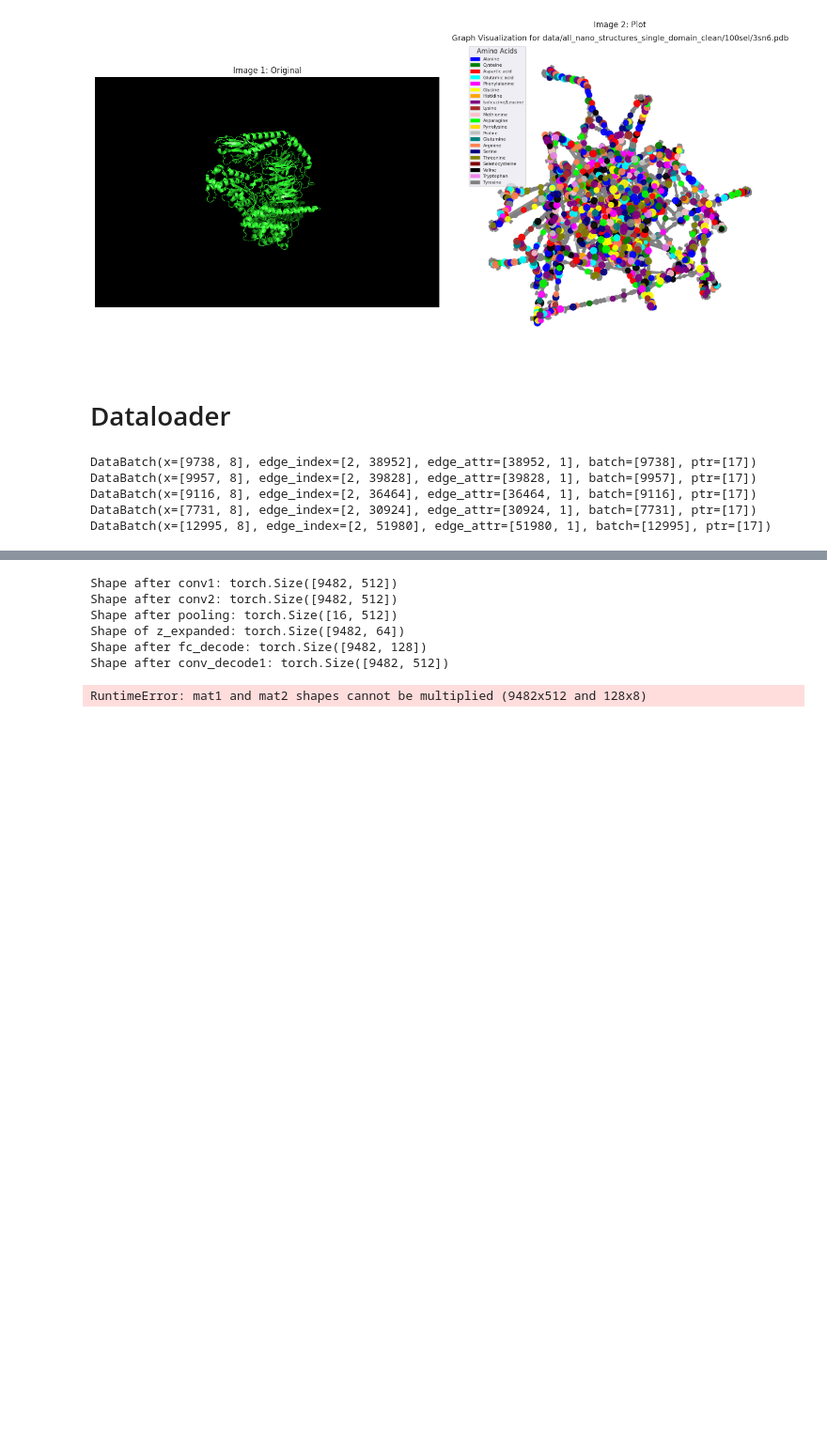
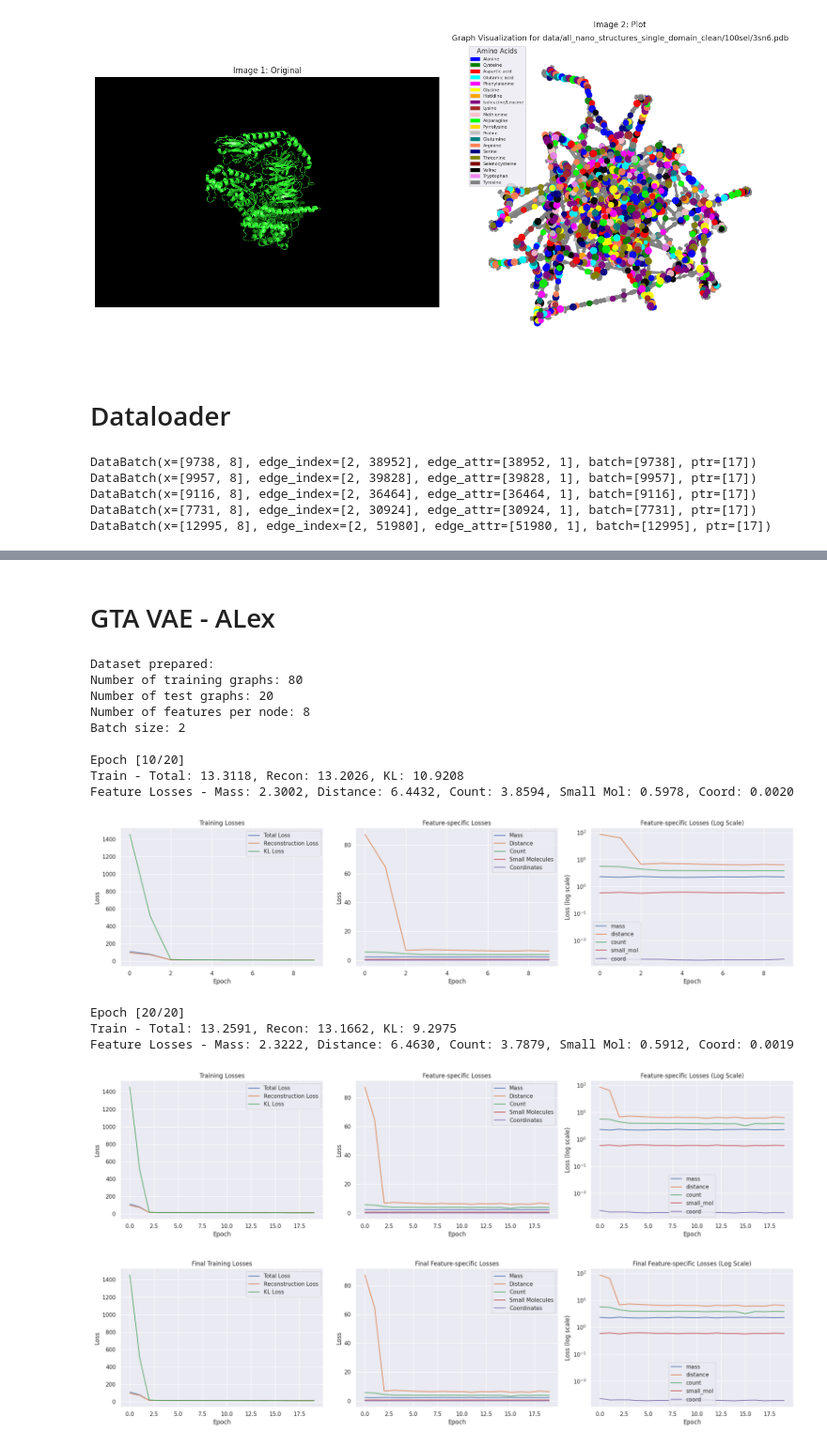
Before and after one commit to alexchilton/CAS_Project_2_protein_autoencoders, a Jupyter notebook: lara_trial/mab_notebook_9.ipynb, the cells around one changed output, grey strips where cells are left out. Shown at 94% size. Cells and saved outputs as stored; diff of their text form; code cells hidden in the pictures; blank space fills up the shorter version.

Commit message:
Alex VAE

```diff
--- a/lara_trial/mab_notebook_9.ipynb
+++ b/lara_trial/mab_notebook_9.ipynb
@@ -349,7 +349,7 @@ plt.show()
 from torch_geometric.loader import DataLoader
 from sklearn.model_selection import train_test_split
 
-def split_and_batch_graphs(graphs, batch_size=16, train_ratio=0.8, seed=42):
+def split_and_batch_graphs(graphs, batch_size=2, train_ratio=0.8, seed=42):
     """
     Split the graphs into train and test datasets, and create DataLoaders for batching.
 
@@ -578,5 +395,0 @@ def evaluate_gta(model, test_loader, device):
-# %%
-# Initialize model, optimizer, and device
-device = torch.device('cuda' if torch.cuda.is_available() else 'cpu')
-model = GTA_VAE(node_in_dim=8, edge_in_dim=1, hidden_dim=128, latent_dim=64).to(device)
-optimizer = Adam(model.parameters(), lr=1e-3)
@@ -585,16 +396,2 @@ optimizer = Adam(model.parameters(), lr=1e-3)
-# %%
-# Training loop
-num_epochs = 1
-for epoch in range(num_epochs):
-    train_loss = train_gta(model, train_loader, optimizer, device)
-    test_loss = evaluate_gta(model, test_loader, device)
-
-    print(f"Epoch {epoch+1}/{num_epochs}, Train Loss: {train_loss:.4f}, Test Loss: {test_loss:.4f}")
-# %% [output]
-Shape after conv1: torch.Size([9482, 512])
-Shape after conv2: torch.Size([9482, 512])
-Shape after pooling: torch.Size([16, 512])
-Shape of z_expanded: torch.Size([9482, 64])
-Shape after fc_decode: torch.Size([9482, 128])
-Shape after conv_decode1: torch.Size([9482, 512])
-RuntimeError: mat1 and mat2 shapes cannot be multiplied (9482x512 and 128x8)
+# %% [markdown]
+# GTA VAE - ALex
@@ -600,0 +820,40 @@ RuntimeError: mat1 and mat2 shapes cannot be multiplied (9482x512 and 128x8)
+# %%
+# First, prepare your data with specific batch size
+train_loader, test_loader, in_channels = prepare_graphs_for_vae(
+    graphs,
+    batch_size=2,  # Specify your batch size here
+    train_ratio=0.8,
+    shuffle=True
+)
+
+model = ProteinGraphVAE(
+    in_channels=in_channels,
+    hidden_channels=64,
+    latent_channels=32
+).to(device)
+
+# Train with adjusted parameters
+model, history = train_model(
+    model=model,
+    train_loader=train_loader,
+    test_loader=test_loader,
+    device=device,
+    num_epochs=20,
+    beta=0.01  # Reduced KL weight to focus more on reconstruction initially
+)
+# %% [output]
+Dataset prepared:
+Number of training graphs: 80
+Number of test graphs: 20
+Number of features per node: 8
+Batch size: 2
+
+Epoch [10/20]
+Train - Total: 13.3118, Recon: 13.2026, KL: 10.9208
+Feature Losses - Mass: 2.3002, Distance: 6.4432, Count: 3.8594, Small Mol: 0.5978, Coord: 0.0020
+[figure, added]
+Epoch [20/20]
+Train - Total: 13.2591, Recon: 13.1662, KL: 9.2975
+Feature Losses - Mass: 2.3222, Distance: 6.4630, Count: 3.7879, Small Mol: 0.5912, Coord: 0.0019
+[figure, added]
+[figure, added]
```
Also changed, not shown: parts of 12 cells of this notebook.
